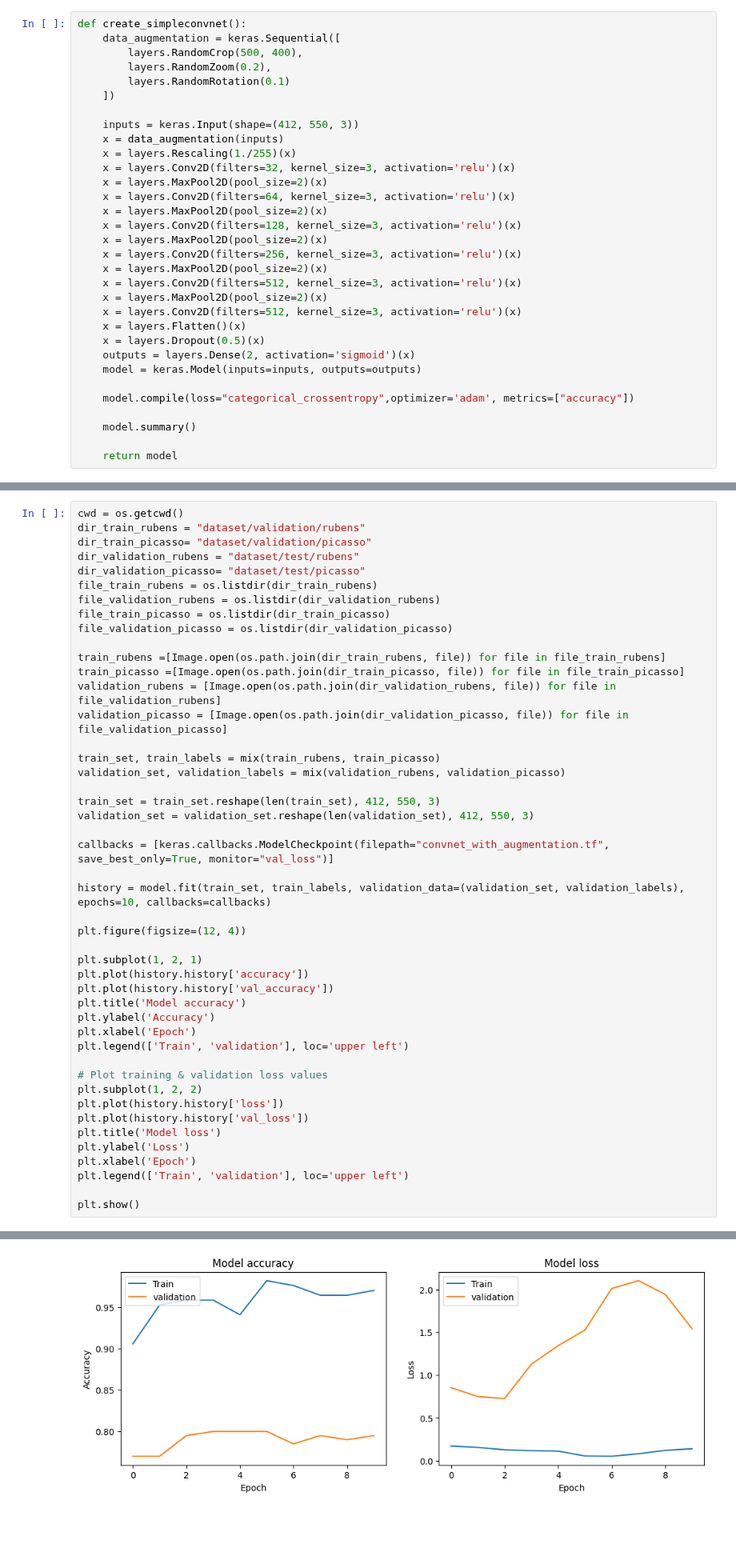
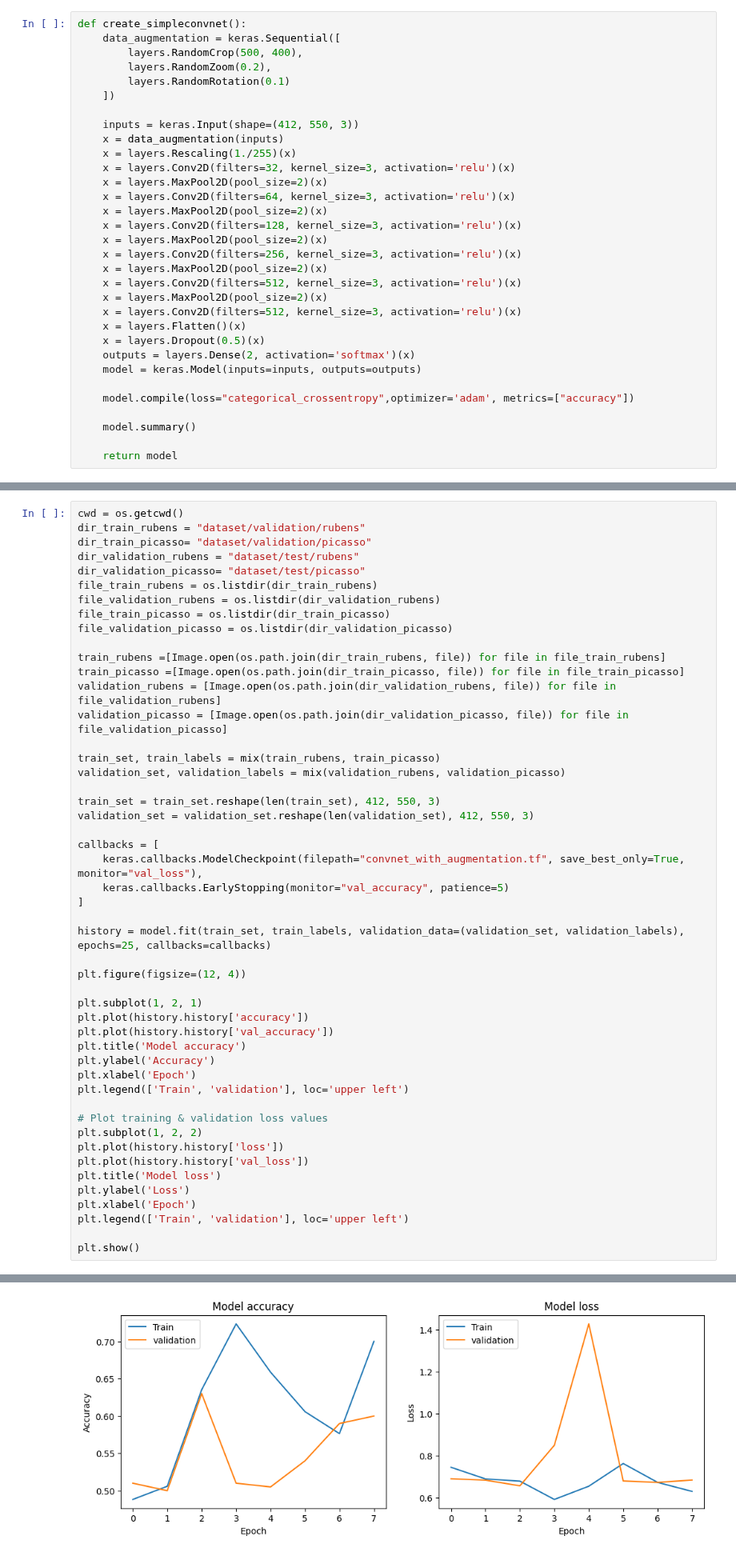
Before and after one commit to JordyCrthls/painters, a Jupyter notebook: model_augmentation.ipynb, the cells around one changed output, grey strips where cells are left out. Shown at 80% size. Saved outputs shown, nothing was run; the diff lists cells and outputs as text; blank space fills up the shorter version.

```diff
--- a/model_augmentation.ipynb
+++ b/model_augmentation.ipynb
@@ -32,7 +32,7 @@ def create_simpleconvnet():
     x = layers.Conv2D(filters=512, kernel_size=3, activation='relu')(x)
     x = layers.Flatten()(x)
     x = layers.Dropout(0.5)(x)
-    outputs = layers.Dense(2, activation='sigmoid')(x)
+    outputs = layers.Dense(2, activation='softmax')(x)
     model = keras.Model(inputs=inputs, outputs=outputs)
 
     model.compile(loss="categorical_crossentropy",optimizer='adam', metrics=["accuracy"])
@@ -99,9 +99,12 @@ validation_set, validation_labels = mix(validation_rubens, validation_picasso)
 train_set = train_set.reshape(len(train_set), 412, 550, 3)
 validation_set = validation_set.reshape(len(validation_set), 412, 550, 3)
 
-callbacks = [keras.callbacks.ModelCheckpoint(filepath="convnet_with_augmentation.tf", save_best_only=True, monitor="val_loss")]
+callbacks = [
+    keras.callbacks.ModelCheckpoint(filepath="convnet_with_augmentation.tf", save_best_only=True, monitor="val_loss"),
+    keras.callbacks.EarlyStopping(monitor="val_accuracy", patience=5)
+]
 
-history = model.fit(train_set, train_labels, validation_data=(validation_set, validation_labels), epochs=10, callbacks=callbacks)
+history = model.fit(train_set, train_labels, validation_data=(validation_set, validation_labels), epochs=25, callbacks=callbacks)
 
 plt.figure(figsize=(12, 4))
 
@@ -150,4 +149,4 @@ Epoch 10/10
-[figure, old version]
+[figure, new version]
 # %%
 from sklearn.preprocessing import MinMaxScaler
 
```
Also changed, not shown: parts of 3 cells of this notebook, 3 other files.
